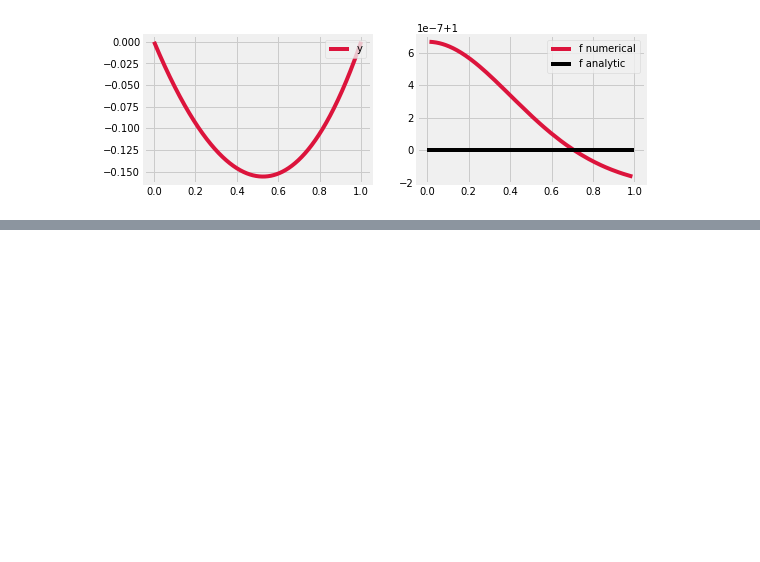
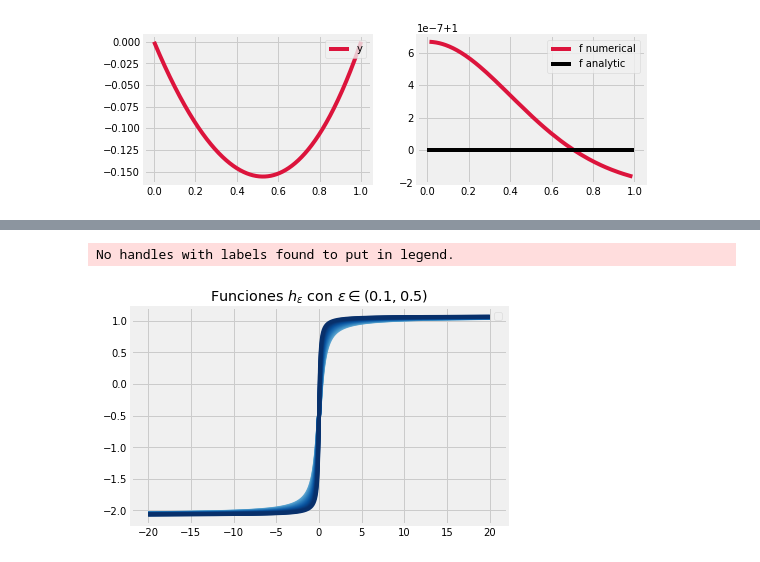
Before and after one commit to carloscerlira/MAF, a Jupyter notebook: Tarea_2/code.ipynb, the cells around one changed output, grey strips where cells are left out. Saved outputs shown, nothing was run; the diff lists cells and outputs as text; code cells hidden in the pictures; blank space fills up the shorter version.

```diff
--- a/Tarea_2/code.ipynb
+++ b/Tarea_2/code.ipynb
@@ -209,0 +212,22 @@ plt.show()
+# %%
+def deltas(h, name):
+    time = np.linspace(-I, I, I*1000)
+    colors = pl.cm.Blues(np.linspace(.5,1,n))
+    for i in range(1,epsilons.size):
+        eps=epsilons[-i]
+        f = lambda t: h(t, eps)
+        plt.plot(time, f(time), color=colors[i])
+
+    plt.title(eq)
+    plt.legend(loc="upper right")
+    plt.savefig('images/p2_'+name, bbox_inches='tight')
+# %%
+I = 20
+e_1, e_2 = 0.1, 0.5;
+epsilons = np.linspace(e_1, e_2, 20);
+h = lambda t, eps: np.arctan(t/eps)-1/2;
+eq = 'Funciones $h_\epsilon$ con $\epsilon \in ('+str(e_1)+','+str(e_2)+')$'
+deltas(h, 'h')
+# %% [output]
+No handles with labels found to put in legend.
+[figure, added]
```
Also changed, not shown: parts of 5 cells of this notebook, 17 other files.
